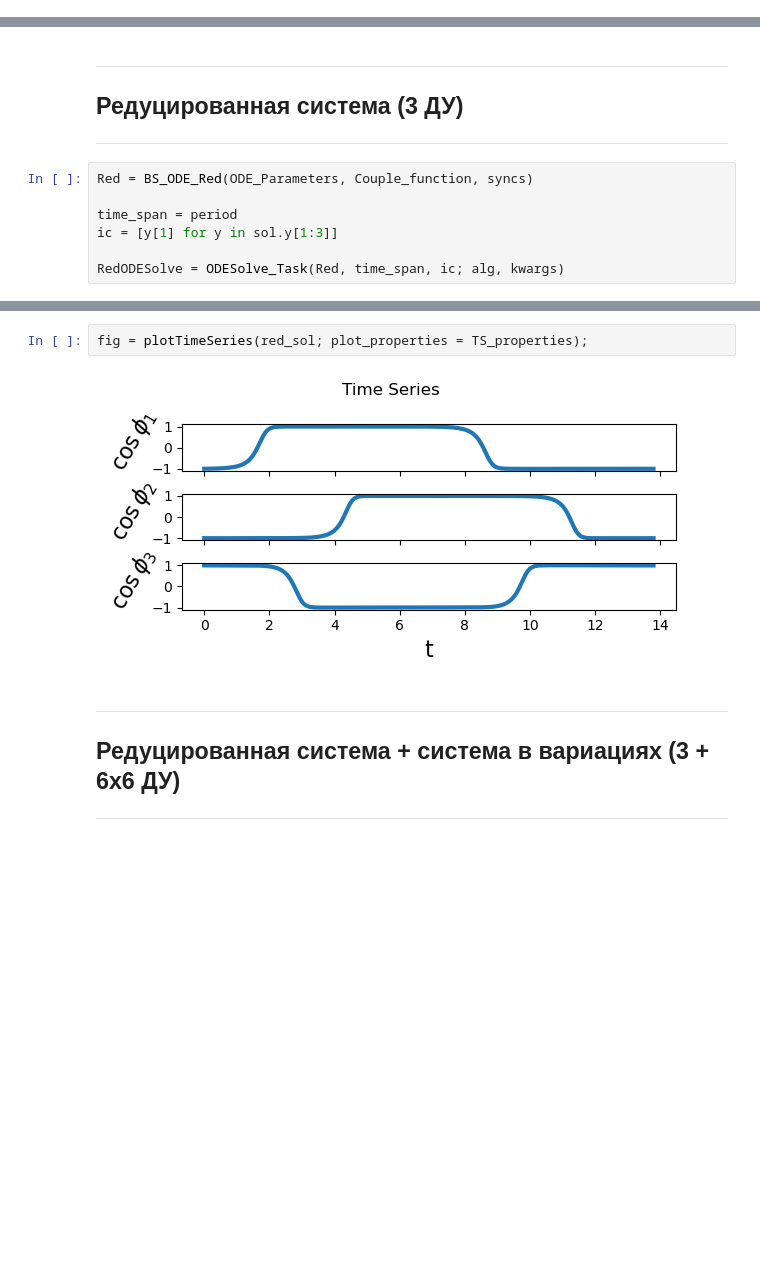
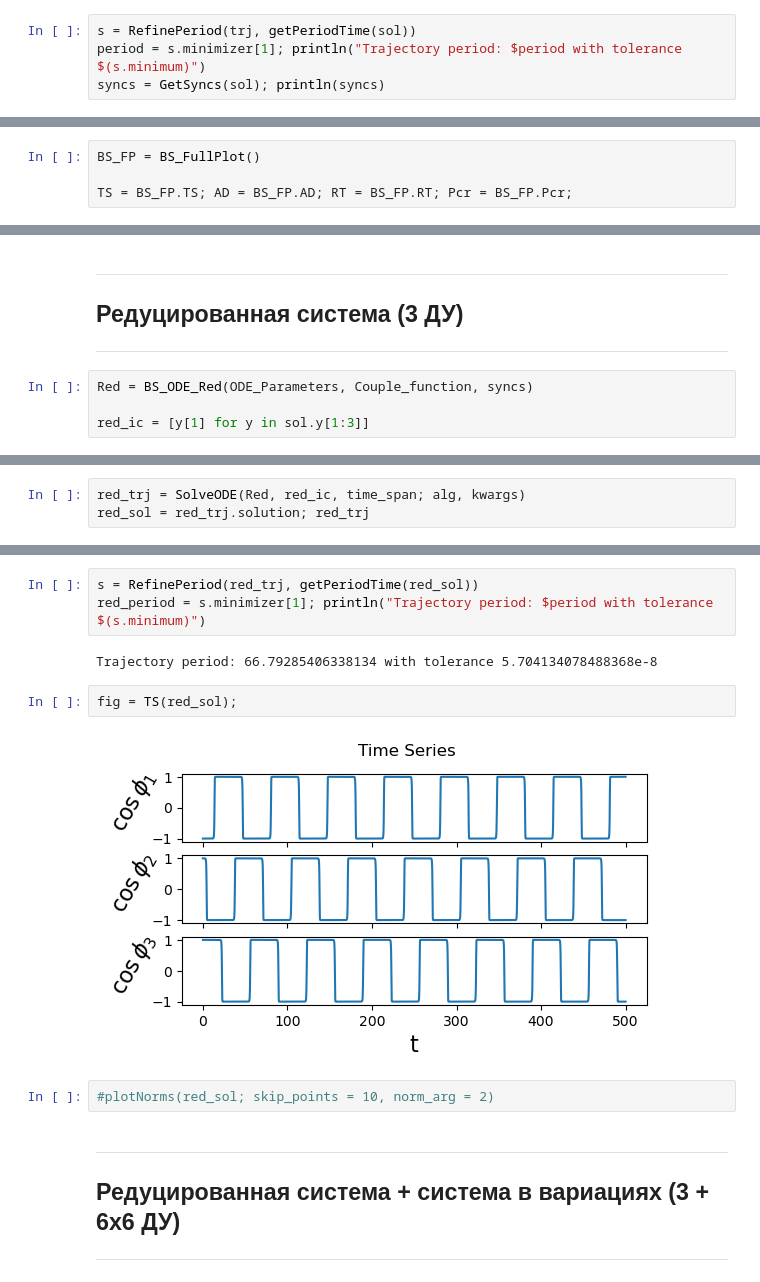
Before and after one commit to Artyom91150/Coupled_contours, a Jupyter notebook: BS_notebook.ipynb, the cells around one changed output, grey strips where cells are left out. Cells and saved outputs as stored; diff of their text form; blank space fills up the shorter version.

```diff
--- a/BS_notebook.ipynb
+++ b/BS_notebook.ipynb
@@ -315,0 +193,4 @@ Synchronization: ["phi_1 => psi_1", "phi_2 => psi_3", "phi_3 => psi_2"] with del
+# %%
+s = RefinePeriod(trj, getPeriodTime(sol))
+period = s.minimizer[1]; println("Trajectory period: $period with tolerance $(s.minimum)")
+syncs = GetSyncs(sol); println(syncs)
@@ -315,0 +224,4 @@ Synchronization: ["phi_1 => psi_1", "phi_2 => psi_3", "phi_3 => psi_2"] with del
+# %%
+BS_FP = BS_FullPlot()
+
+TS = BS_FP.TS; AD = BS_FP.AD; RT = BS_FP.RT; Pcr = BS_FP.Pcr;
@@ -322,8 +242,5 @@ Synchronization: ["phi_1 => psi_1", "phi_2 => psi_3", "phi_3 => psi_2"] with del
 # %%
 Red = BS_ODE_Red(ODE_Parameters, Couple_function, syncs)
 
-time_span = period
-ic = [y[1] for y in sol.y[1:3]]
-
-RedODESolve = ODESolve_Task(Red, time_span, ic; alg, kwargs)
+red_ic = [y[1] for y in sol.y[1:3]]
 # %% [output]
@@ -354,0 +251,3 @@ red_sol = RedODESolve()
+# %%
+red_trj = SolveODE(Red, red_ic, time_span; alg, kwargs)
+red_sol = red_trj.solution; red_trj
@@ -355,7 +272,14 @@ red_sol = RedODESolve()
+# %%
+s = RefinePeriod(red_trj, getPeriodTime(red_sol))
+red_period = s.minimizer[1]; println("Trajectory period: $period with tolerance $(s.minimum)")
+# %% [output]
+Trajectory period: 66.79285406338134 with tolerance 5.704134078488368e-8
 # %%
-fig = plotTimeSeries(red_sol; plot_properties = TS_properties);
+fig = TS(red_sol);
 # %% [output]
-[figure, old version]
+[figure, new version]
+# %%
+#plotNorms(red_sol; skip_points = 10, norm_arg = 2)
 # %% [markdown]
 ---
 
```
Also changed, not shown: parts of 57 cells of this notebook, 20 other files.
